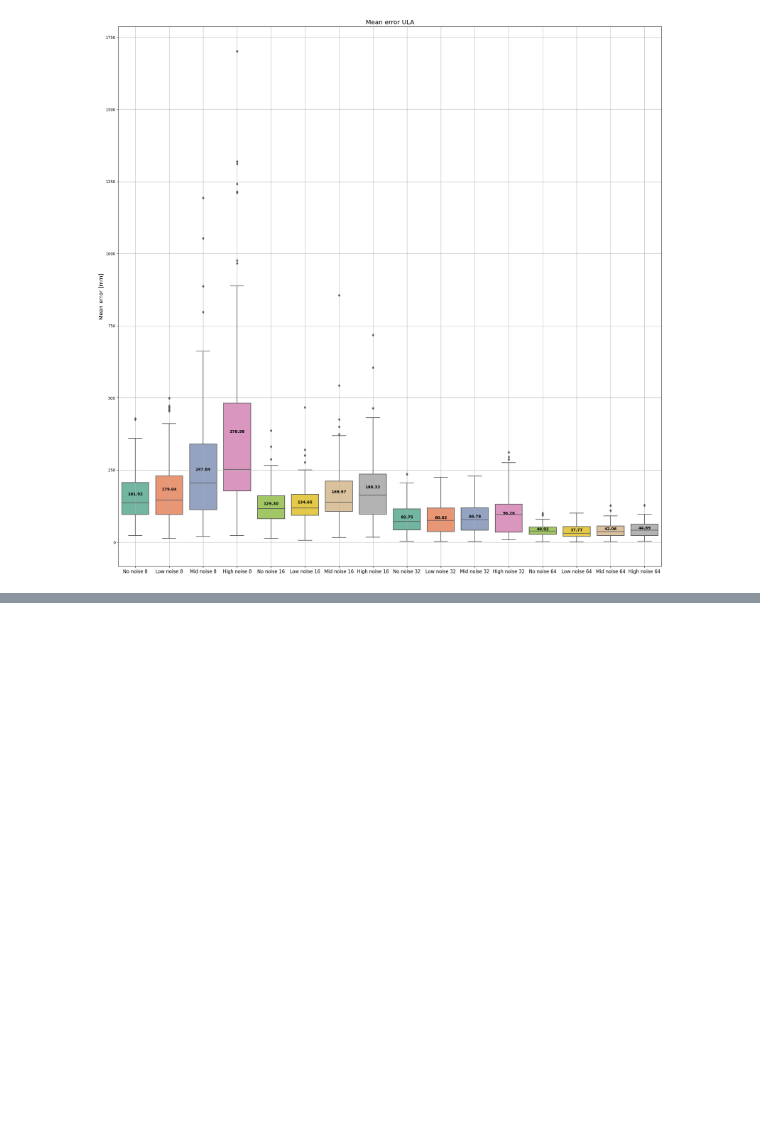
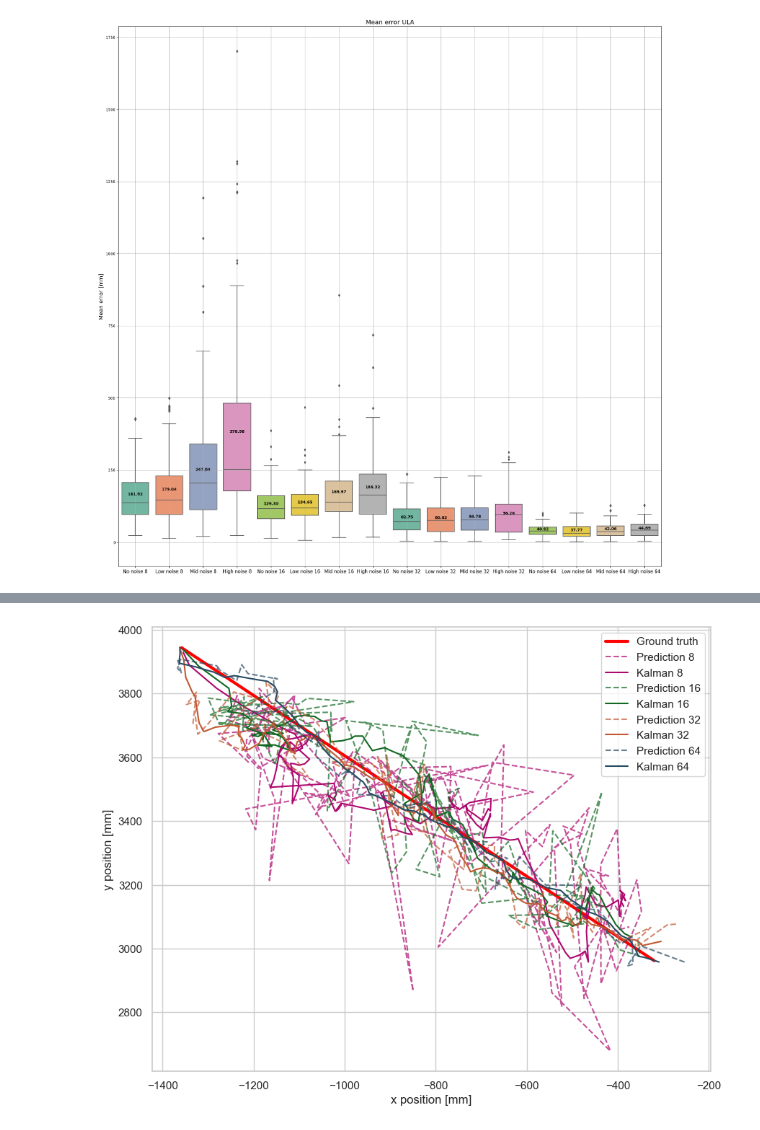
Before and after one commit to Javierbj02/TFG, a Jupyter notebook: Test Case 1/analysis.ipynb, the cells around one changed output, grey strips where cells are left out. Drawn from its saved outputs; the diff is of its cells as text; code cells hidden in the pictures; blank space fills up the shorter version.

```diff
--- a/Test Case 1/analysis.ipynb
+++ b/Test Case 1/analysis.ipynb
@@ -347,0 +769,41 @@ plt.show()
+# %%
+import matplotlib.pyplot as plt
+import seaborn as sns
+
+# Estilo de Seaborn
+sns.set_theme(style="whitegrid")
+
+plt.figure(figsize=(10, 8))
+
+# Ground truth con línea sólida y mayor grosor
+plt.plot(df_8['RealX'], df_8['RealY'], label='Ground truth', c='#FF0000', linewidth=3)
+
+# Prediction y Kalman con diferentes estilos de línea y alfa
+plt.plot(df_8['PredictedX'], df_8['PredictedY'], label='Prediction 8', linestyle='--', c='#AE096F', alpha=0.7)
+plt.plot(df_8['KalmanX'], df_8['KalmanY'], label='Kalman 8', linestyle='-', c='#AE096F')
+
+plt.plot(df_16['PredictedX'], df_16['PredictedY'], label='Prediction 16', linestyle='--', c='#126922', alpha=0.7)
+plt.plot(df_16['KalmanX'], df_16['KalmanY'], label='Kalman 16', linestyle='-', c='#126922')
+
+plt.plot(df_32['PredictedX'], df_32['PredictedY'], label='Prediction 32', linestyle='--', c='#C15933', alpha=0.7)
+plt.plot(df_32['KalmanX'], df_32['KalmanY'], label='Kalman 32', linestyle='-', c='#C15933')
+
+plt.plot(df_64['PredictedX'], df_64['PredictedY'], label='Prediction 64', linestyle='--', c='#284B63', alpha=0.7)
+plt.plot(df_64['KalmanX'], df_64['KalmanY'], label='Kalman 64', linestyle='-', c='#284B63')
+
+# Mejorar la leyenda
+# plt.legend(loc='center left', bbox_to_anchor=(1, 0.5))
+plt.legend()
+# Etiquetas y título
+plt.xlabel('x position [mm]')
+plt.ylabel('y position [mm]')
+# plt.title('Comparación de la Ruta del Robot con Diferentes Configuraciones')
+
+# Ajustar límites de los ejes si es necesario
+# plt.xlim(-1437, -187)
+# plt.ylim(2799, 4029)
+
+# Mostrar la gráfica
+plt.show()
+# %% [output]
+[figure, added]
```
Also changed, not shown: parts of 8 cells of this notebook, 15 other files.
